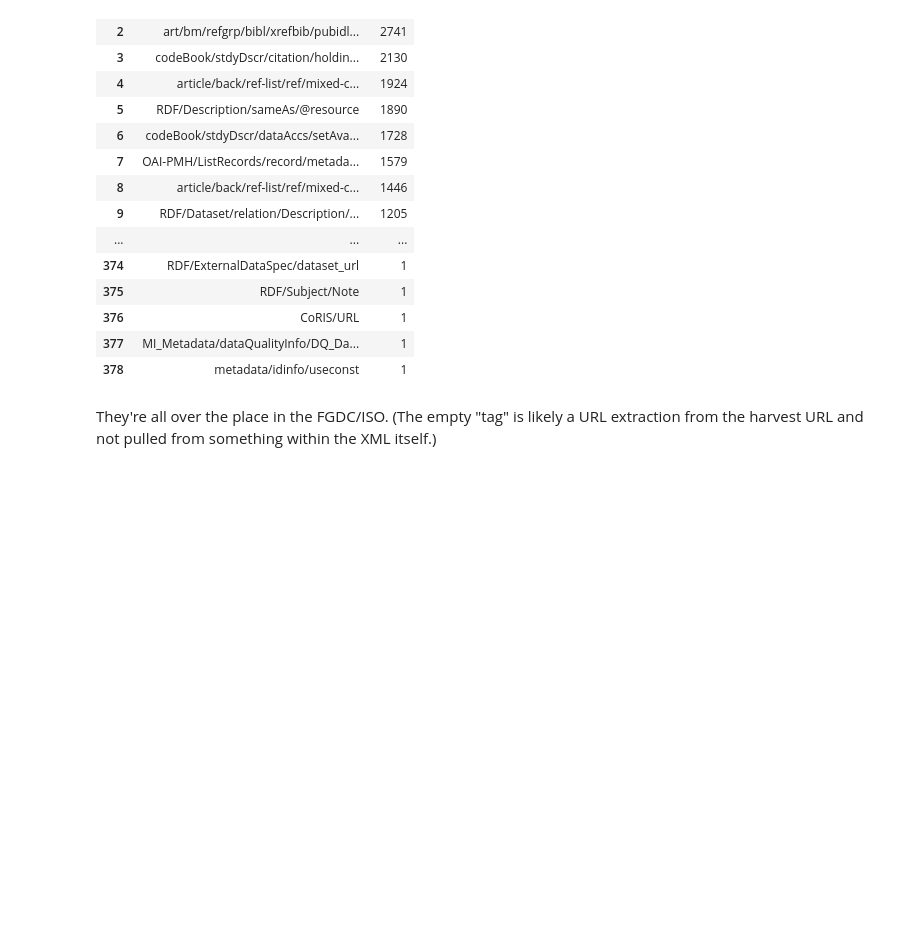
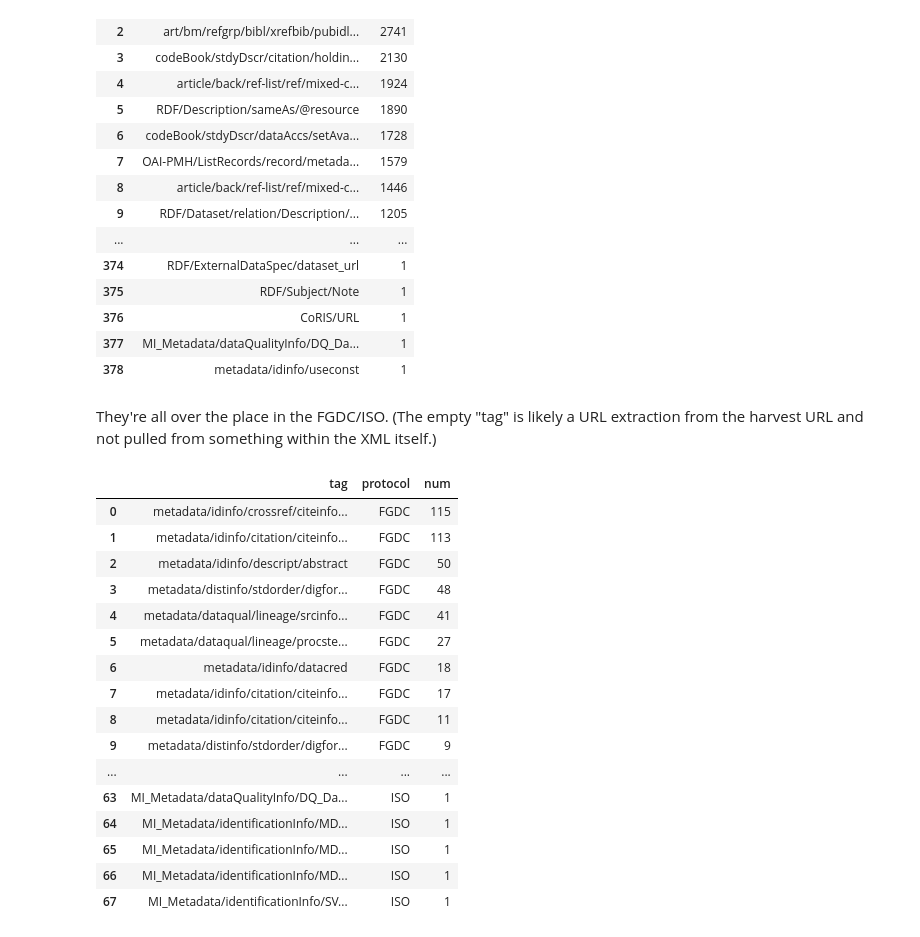
Before and after one commit to b-cube/Response-Identification-Info, a Jupyter notebook: notebooks/Analysis - Identifiers.ipynb, the cells around one changed output. Cells and saved outputs as stored; diff of their text form; code cells hidden in the pictures; blank space fills up the shorter version.

```diff
--- a/notebooks/Analysis - Identifiers.ipynb
+++ b/notebooks/Analysis - Identifiers.ipynb
@@ -428,3 +437,33 @@ with pd.option_context('display.max_colwidth', 600, 'display.max_rows', 400):
 | 378 | metadata/idinfo/useconst | 1 |
 # %% [markdown]
 They're all over the place in the FGDC/ISO. (The empty "tag" is likely a URL extraction from the harvest URL and not pulled from something within the XML itself.)
+# %%
+# looking at specific iso/fgdc locations JUST FOR THE DOIs
+sql = """
+select tag, protocol, count(distinct response_id) as num
+from doi_identifiers_in_md
+group by tag, protocol
+order by protocol, num desc, tag;
+"""
+
+df = pd.read_sql(sql, engine)
+with pd.option_context('display.max_colwidth', 600, 'display.max_rows', 400):
+    display(df)
+# %% [output]
+|  | tag | protocol | num |
+| 0 | metadata/idinfo/crossref/citeinfo... | FGDC | 115 |
+| 1 | metadata/idinfo/citation/citeinfo... | FGDC | 113 |
+| 2 | metadata/idinfo/descript/abstract | FGDC | 50 |
+| 3 | metadata/distinfo/stdorder/digfor... | FGDC | 48 |
+| 4 | metadata/dataqual/lineage/srcinfo... | FGDC | 41 |
+| 5 | metadata/dataqual/lineage/procste... | FGDC | 27 |
+| 6 | metadata/idinfo/datacred | FGDC | 18 |
+| 7 | metadata/idinfo/citation/citeinfo... | FGDC | 17 |
+| 8 | metadata/idinfo/citation/citeinfo... | FGDC | 11 |
+| 9 | metadata/distinfo/stdorder/digfor... | FGDC | 9 |
+| ... | ... | ... | ... |
+| 63 | MI_Metadata/dataQualityInfo/DQ_Da... | ISO | 1 |
+| 64 | MI_Metadata/identificationInfo/MD... | ISO | 1 |
+| 65 | MI_Metadata/identificationInfo/MD... | ISO | 1 |
+| 66 | MI_Metadata/identificationInfo/MD... | ISO | 1 |
+| 67 | MI_Metadata/identificationInfo/SV... | ISO | 1 |
```
Also changed, not shown: parts of 5 cells of this notebook, 4 other files.
